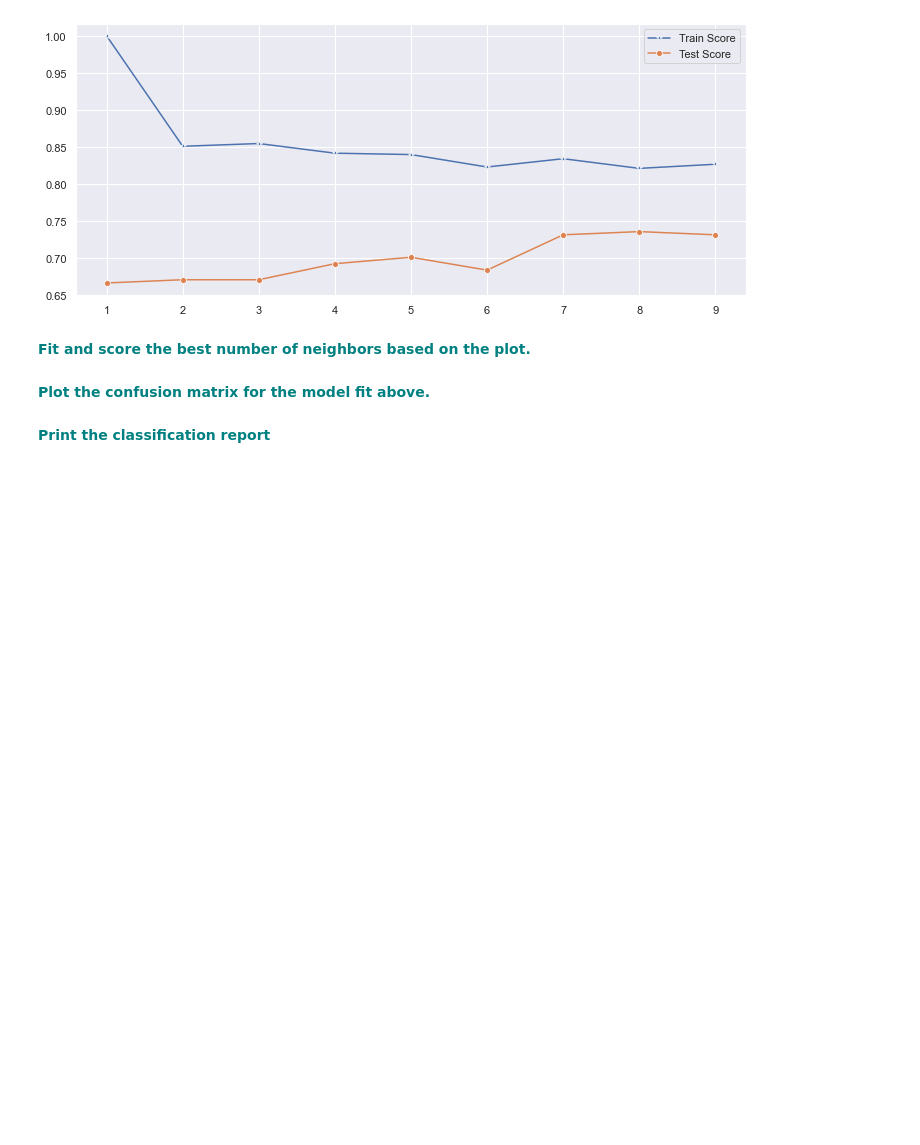
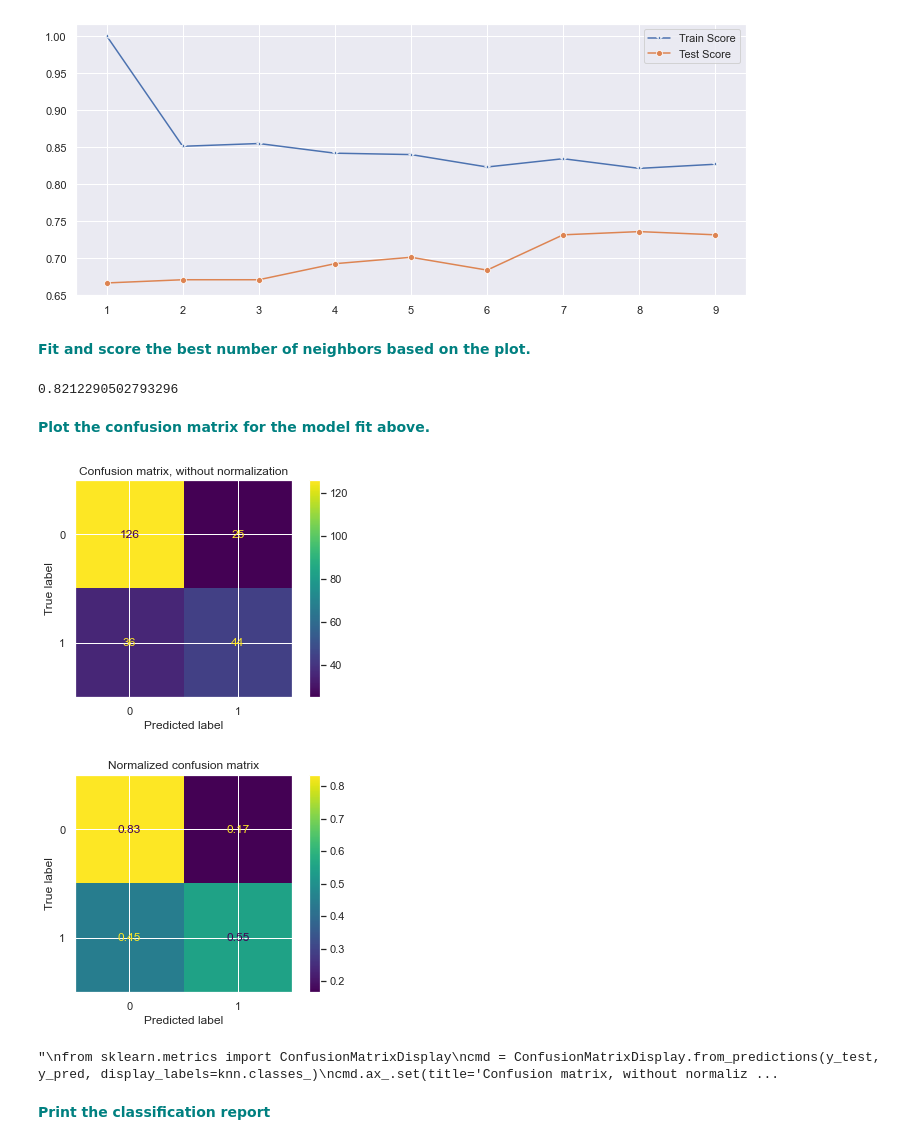
Before and after one commit to abhiram540/Grid-Search-in-KNN, a Jupyter notebook: GridSearchKNN_Case_Study.ipynb, the cells around one changed output. Drawn from its saved outputs; the diff is of its cells as text; code cells hidden in the pictures; blank space fills up the shorter version.

```diff
--- a/GridSearchKNN_Case_Study.ipynb
+++ b/GridSearchKNN_Case_Study.ipynb
@@ -213,11 +213,48 @@ p = sns.lineplot(range(1,10),test_scores,marker='o',label='Test Score')
 [figure]
 # %% [markdown]
 **<font color='teal'> Fit and score the best number of neighbors based on the plot. </font>**
+# %%
+knn = KNeighborsClassifier(n_neighbors=8)
+knn.fit(X_train, y_train)
+knn.score(X_train, y_train)
+# %% [output]
+0.8212290502793296
 # %%
 from sklearn.metrics import confusion_matrix
 y_pred = knn.predict(X_test)
 pl = confusion_matrix(y_test,y_pred)
 # %% [markdown]
 **<font color='teal'> Plot the confusion matrix for the model fit above. </font>**
+# %%
+from sklearn.metrics import plot_confusion_matrix, ConfusionMatrixDisplay
+
+# Plot non-normalized confusion matrix
+pcm = plot_confusion_matrix(knn, X_test, y_test)
+pcm.ax_.set(title='Confusion matrix, without normalization')
+plt.show()
+#plt.savefig('figures/RF_cm_multi_class.png')
+
+# Plot normalized confusion matrix
+pcm2 = plot_confusion_matrix(knn, X_test, y_test, normalize='true')
+pcm2.ax_.set(title='Normalized confusion matrix')
+plt.show()
+#plt.savefig('figures/RF_cm_proportion_multi_class.png', bbox_inches="tight")
+# %% [output]
+[figure, added]
+[figure, added]
+# %%
+#Can also use the below code for plotting the confusion matrix
+'''
+from sklearn.metrics import ConfusionMatrixDisplay
+cmd = ConfusionMatrixDisplay.from_predictions(y_test, y_pred, display_labels=knn.classes_)
+cmd.ax_.set(title='Confusion matrix, without normalization')
+plt.show()
+
+cmd2 = ConfusionMatrixDisplay.from_predictions(y_test, y_pred, display_labels=knn.classes_,  normalize='true')
+cmd2.ax_.set(title='Normalized confusion matrix')
+plt.show()
+'''
+# %% [output]
+"\nfrom sklearn.metrics import ConfusionMatrixDisplay\ncmd = ConfusionMatrixDisplay.from_predictions(y_test, y_pred, display_labels=knn.classes_)\ncmd.ax_.set(title='Confusion matrix, without normaliz ...
 # %% [markdown]
 **<font color='teal'> Print the classification report </font>**
```
Also changed, not shown: parts of 1 cell of this notebook.
